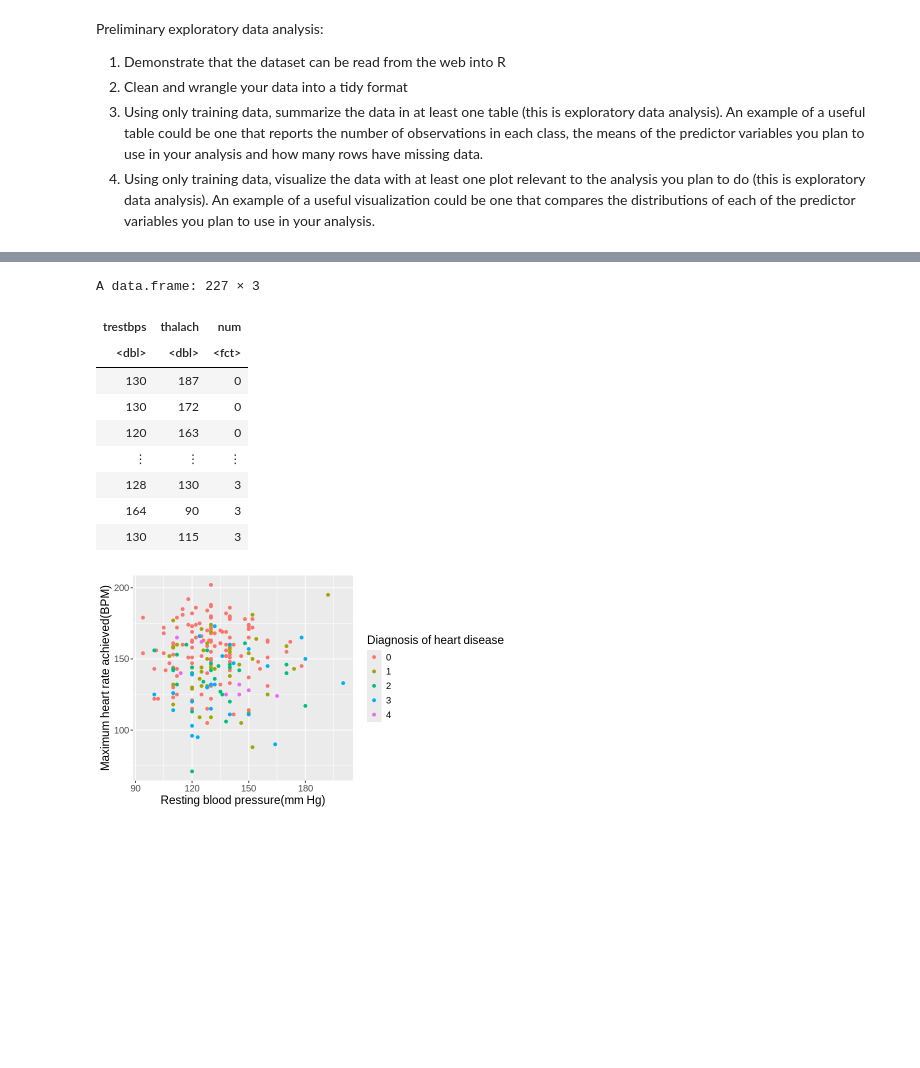
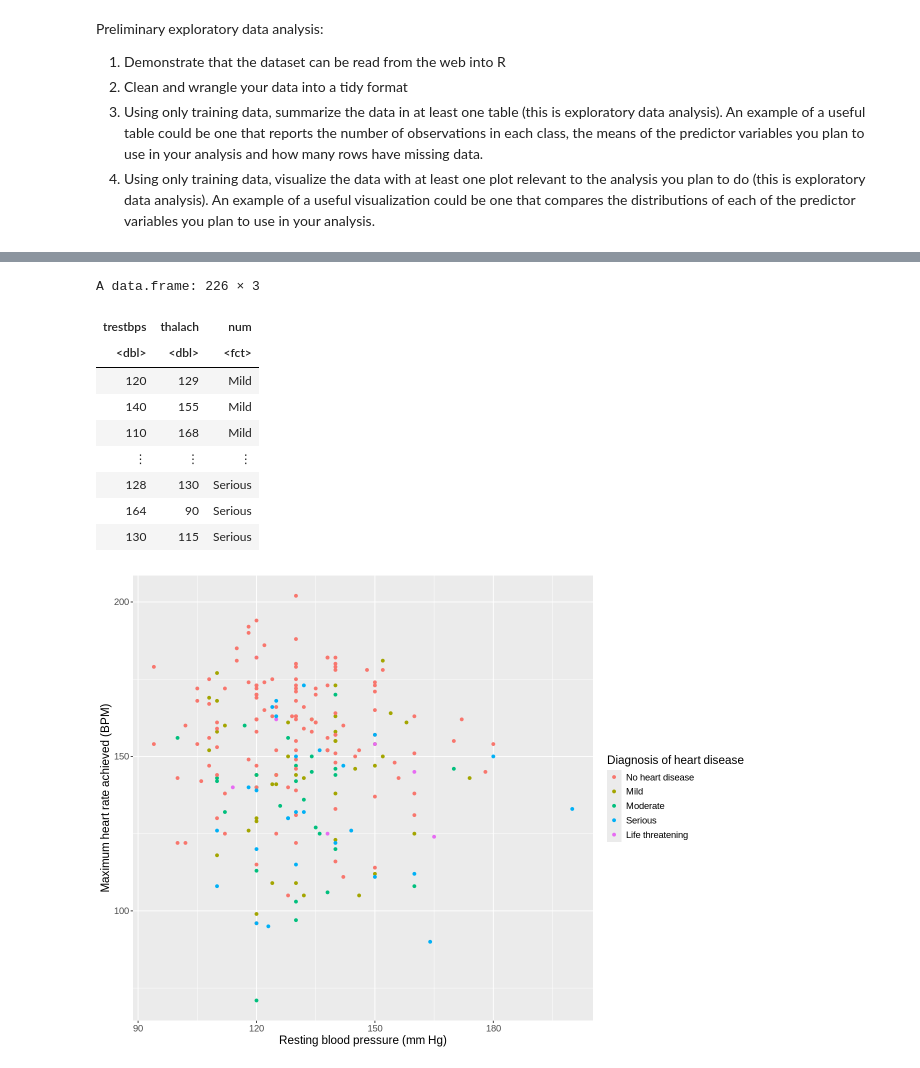
Before and after one commit to VivianFung2005/DSCI-100-s1-project-2024, a Jupyter notebook: project_proposal.ipynb, the cells around one changed output, grey strips where cells are left out. Saved outputs shown, nothing was run; the diff lists cells and outputs as text; code cells hidden in the pictures; blank space fills up the shorter version.

Commit message:
Gp. members + Levels of h.d.
1. Added group members
2. Named the levels of heart disease
3. Corrected some other minor mistakes

```diff
--- a/project_proposal.ipynb
+++ b/project_proposal.ipynb
@@ -103,42 +104,41 @@ A data.frame: 303 × 14
 # %%
 set.seed(20)
-#select columns:trestbps, thalach, cp
-cleveland_select<- cleveland_clean|>
-select(trestbps, thalach, num)
+# Select columns for easier data analysis: trestbps, thalach, num
+cleveland_select <- cleveland_clean |> select(trestbps, thalach, num)
 
-#split the dataset into training set and testing set
+# Split the dataset into training set and testing set
 
-cleveland_split<-initial_split(cleveland_select, prop=0.75, strata=num)
-cleveland_train<-training(cleveland_split)
-cleveland_test<-testing(cleveland_split)
+cleveland_split <- initial_split(cleveland_select, prop = 0.75, strata = num)
+cleveland_train <- training(cleveland_split)
+cleveland_test <- testing(cleveland_split)
 
 cleveland_train
 # %% [output]
-A data.frame: 227 × 3
+A data.frame: 226 × 3
 | trestbps | thalach | num |
 | <dbl> | <dbl> | <fct> |
-| 130 | 187 | 0 |
-| 130 | 172 | 0 |
-| 120 | 163 | 0 |
+| 120 | 129 | Mild |
+| 140 | 155 | Mild |
+| 110 | 168 | Mild |
 | ⋮ | ⋮ | ⋮ |
-| 128 | 130 | 3 |
-| 164 | 90 | 3 |
-| 130 | 115 | 3 |
+| 128 | 130 | Serious |
+| 164 | 90 | Serious |
+| 130 | 115 | Serious |
 # %%
-#The unscaled plot with training data here
-options(repr.plot.width=7, repr.plot.height=4)
+# The unscaled plot with training data here
+options(repr.plot.width = 11, repr.plot.height = 8)
 
 
-cleveland_train_plot <-cleveland_train |>
-ggplot(aes(x=trestbps, y=thalach, color=num))+
-geom_point(aes(colour=num))+
-labs(x="Resting blood pressure(mm Hg)",y="Maximum heart rate achieved(BPM)",
-     colour="Diagnosis of heart disease")+
-theme(text=element_text(size=14))
+cleveland_train_plot <- cleveland_train |>
+                        ggplot(aes(x = trestbps, y = thalach, color = num)) +
+                        geom_point() +
+                        labs(x = "Resting blood pressure (mm Hg)",y = "Maximum heart rate achieved (BPM)",
+                             color = "Diagnosis of heart disease") +
+                        theme(text = element_text(size = 14))
 
 cleveland_train_plot
 # %% [output]
-[figure, old version]
+[figure, new version]
 # %%
 #scale the values
 
```
Also changed, not shown: parts of 8 cells of this notebook.
